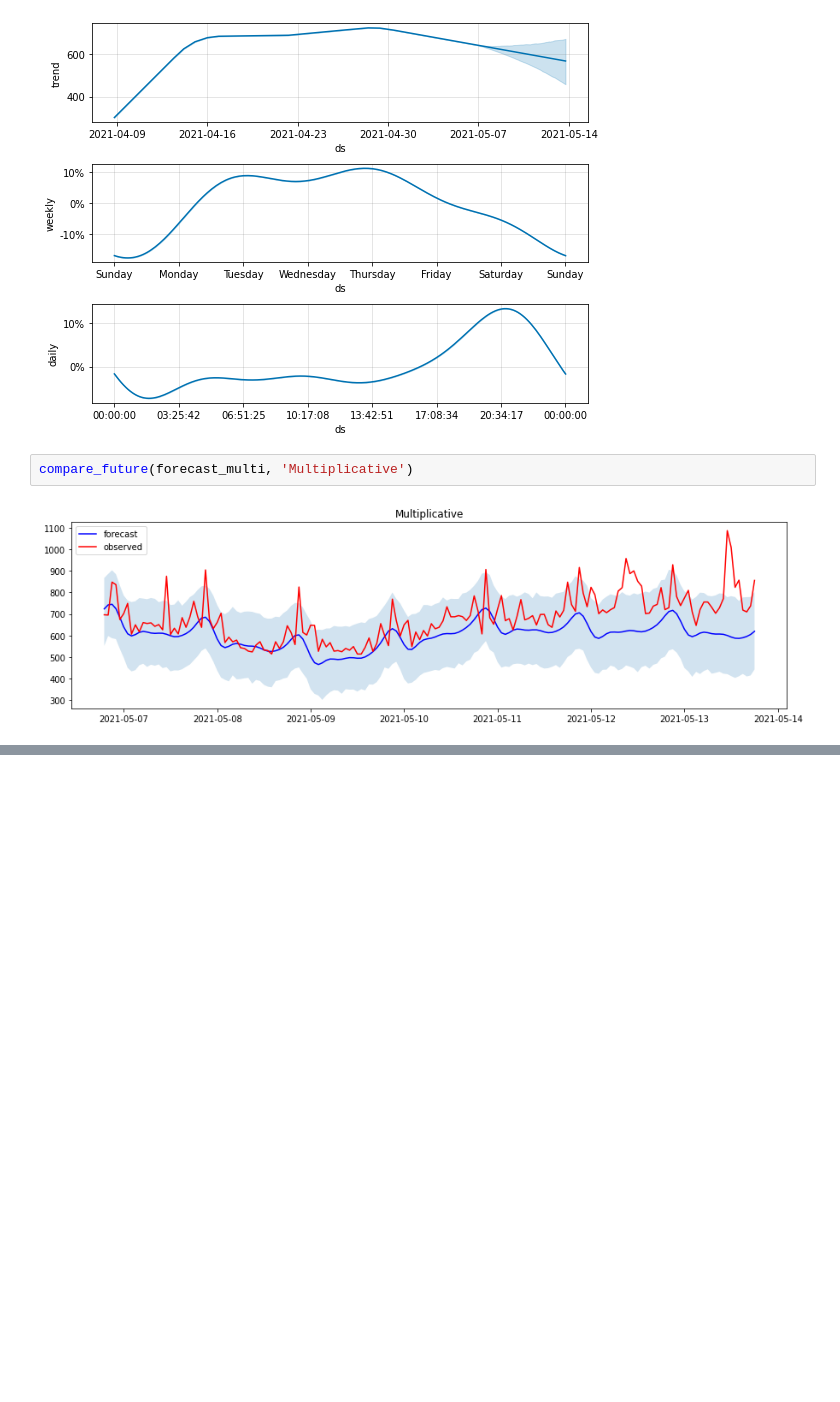
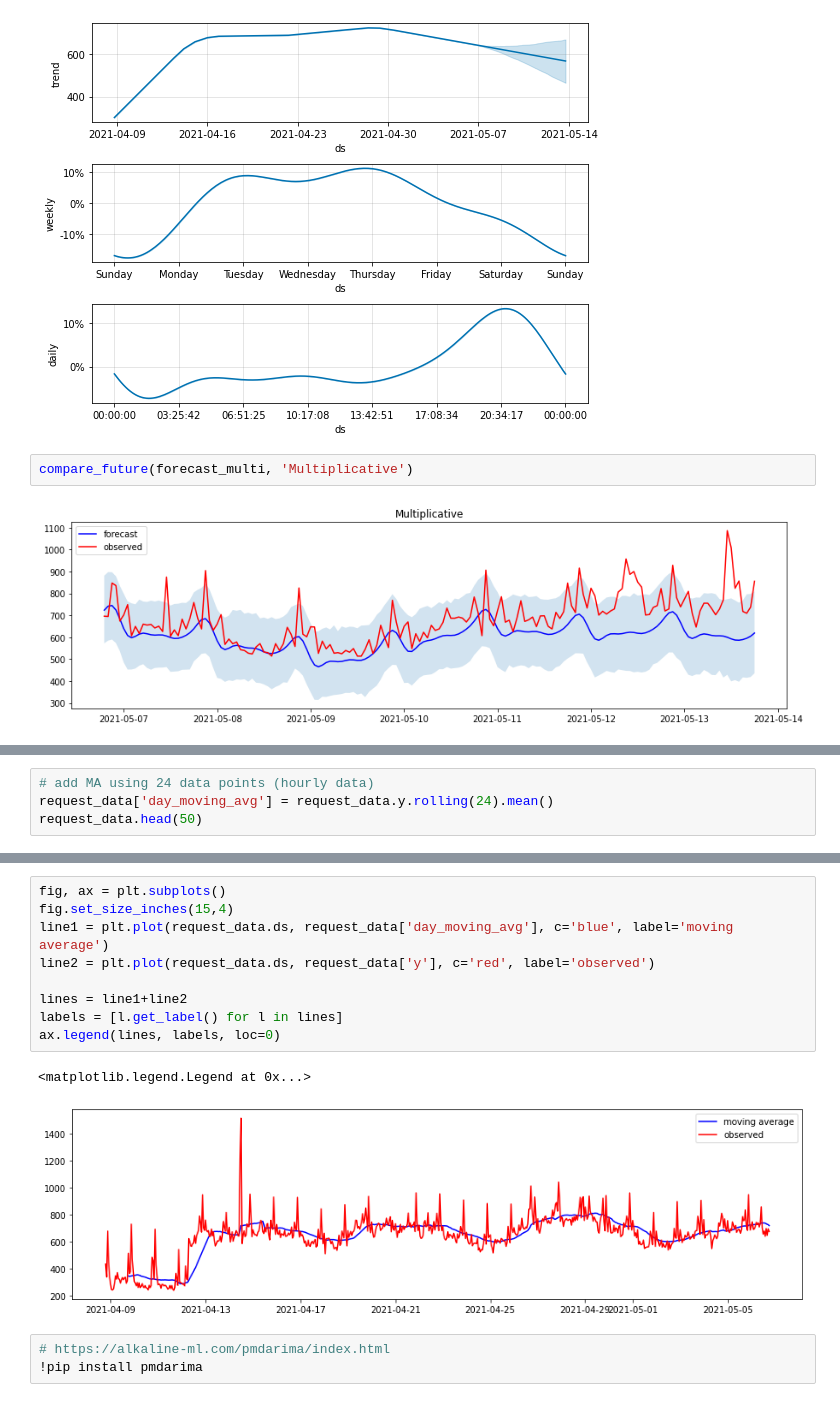
Before and after one commit to rahulaga/ml-for-business, a Jupyter notebook: timeseries/timeseries_request-rate.ipynb, the cells around one changed output, grey strips where cells are left out. Drawn from its saved outputs; the diff is of its cells as text; blank space fills up the shorter version.

```diff
--- a/timeseries/timeseries_request-rate.ipynb
+++ b/timeseries/timeseries_request-rate.ipynb
@@ -277,0 +284,4 @@ compare_future(forecast_multi, 'Multiplicative')
+# %%
+# add MA using 24 data points (hourly data)
+request_data['day_moving_avg'] = request_data.y.rolling(24).mean()
+request_data.head(50)
@@ -277,0 +307,15 @@ compare_future(forecast_multi, 'Multiplicative')
+# %%
+fig, ax = plt.subplots()
+fig.set_size_inches(15,4)
+line1 = plt.plot(request_data.ds, request_data['day_moving_avg'], c='blue', label='moving average')
+line2 = plt.plot(request_data.ds, request_data['y'], c='red', label='observed')
+
+lines = line1+line2
+labels = [l.get_label() for l in lines]
+ax.legend(lines, labels, loc=0)
+# %% [output]
+<matplotlib.legend.Legend at 0x...>
+[figure, added]
+# %%
+# https://alkaline-ml.com/pmdarima/index.html
+!pip install pmdarima
```
Also changed, not shown: parts of 16 cells of this notebook.
